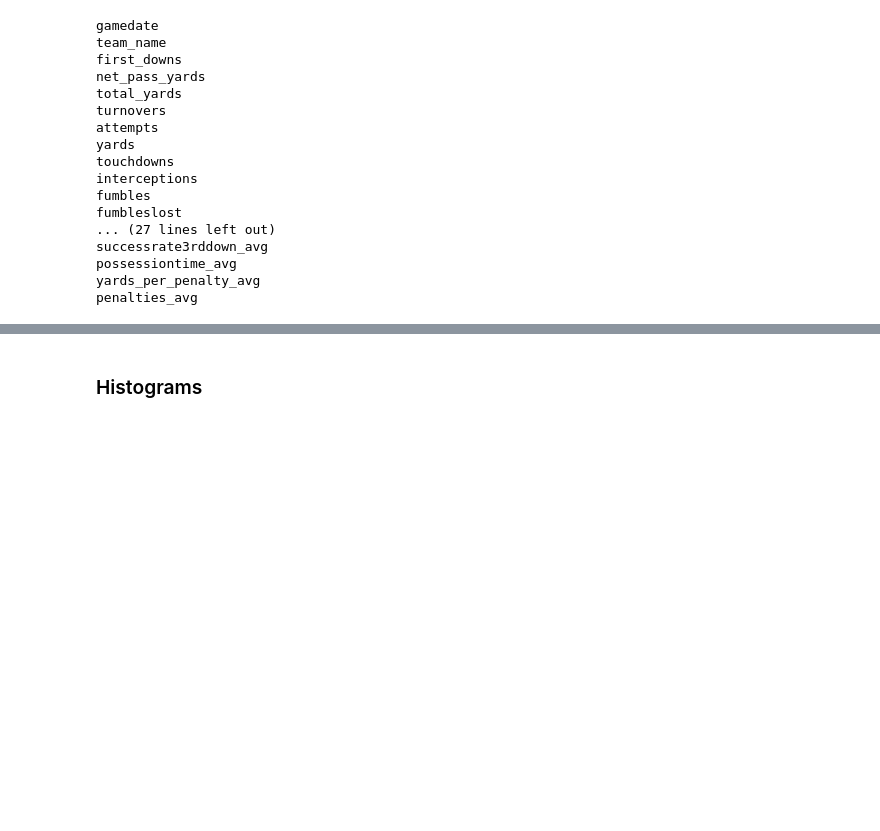
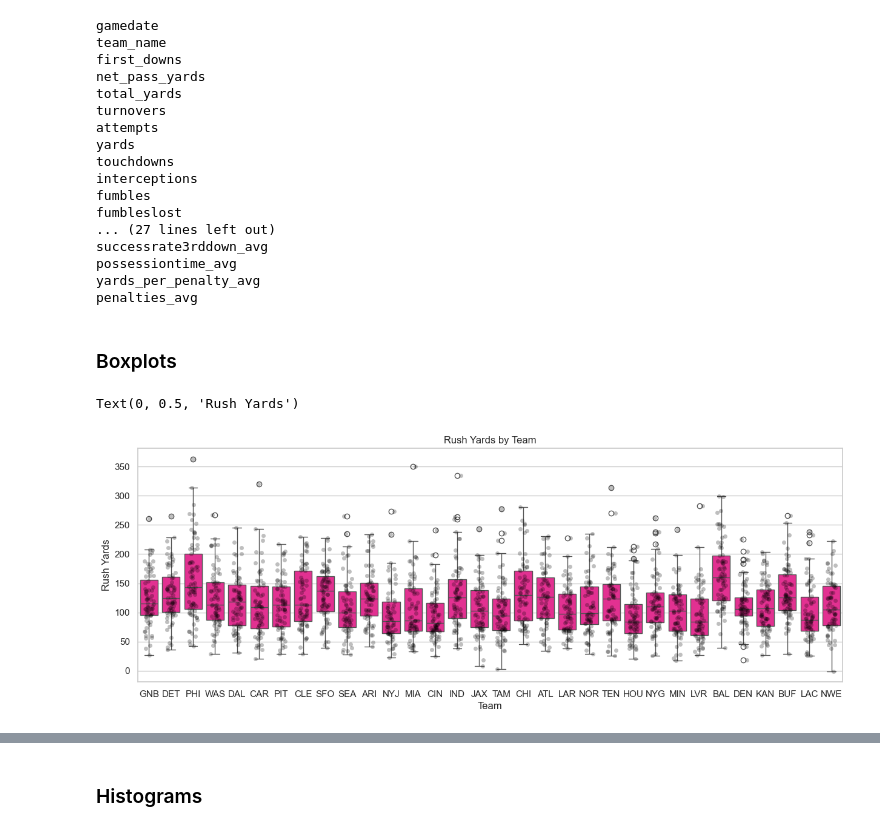
Before and after one commit to CamSmithers/NFL, a Jupyter notebook: Basic Analysis.ipynb, the cells around one changed output, grey strips where cells are left out. Drawn from its saved outputs; the diff is of its cells as text; code cells hidden in the pictures; blank space fills up the shorter version.

```diff
--- a/Basic Analysis.ipynb
+++ b/Basic Analysis.ipynb
@@ -45,3 +46,17 @@ successrate3rddown_avg
 possessiontime_avg
 yards_per_penalty_avg
 penalties_avg
+# %% [markdown]
+### Boxplots
+# %%
+# Rushing Yards by Team
+sns.set_theme(rc={'figure.figsize':(15, 5)})
+sns.set_style('whitegrid')
+sns.boxplot(x=stats_team['team_name'], y=stats_team['rushyards'], color='deeppink')
+sns.stripplot(x=stats_team['team_name'], y=stats_team['rushyards'], color='black', jitter=0.2, alpha=0.25)
+plt.title('Rush Yards by Team')
+plt.xlabel('Team')
+plt.ylabel('Rush Yards')
+# %% [output]
+Text(0, 0.5, 'Rush Yards')
+[figure, added]
```
Also changed, not shown: parts of 6 cells of this notebook, 1 other file.
